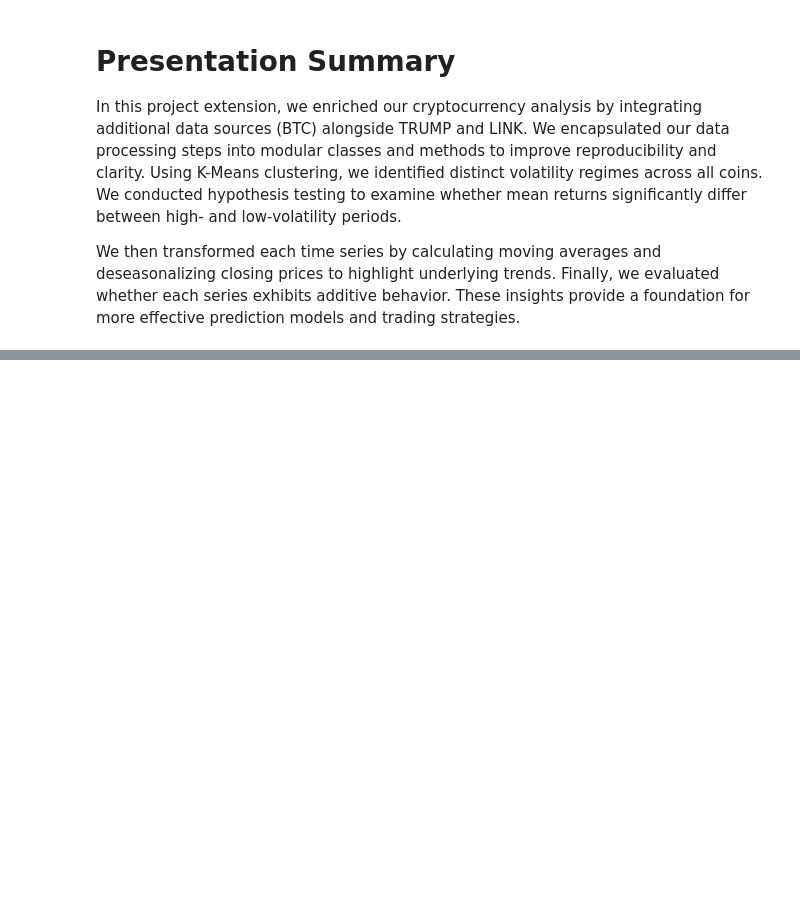
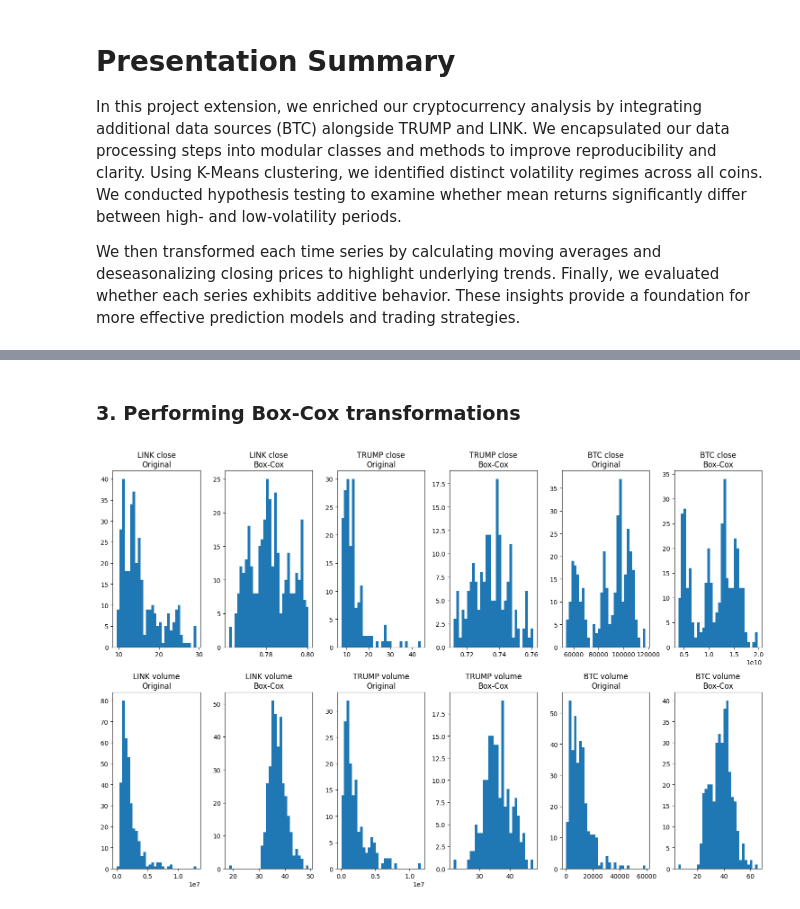
Before and after one commit to Eris-Leksi/-TRUMP-sentiment-analysis, a Jupyter notebook: script.ipynb, the cells around one changed output, grey strips where cells are left out. Saved outputs shown, nothing was run; the diff lists cells and outputs as text; code cells hidden in the pictures; blank space fills up the shorter version.

```diff
--- a/script.ipynb
+++ b/script.ipynb
@@ -579,0 +628,11 @@ We then transformed each time series by calculating moving averages and deseason
+# %%
+merged_data['days_since_epoch'] = (merged_data['timestamp'] - pd.Timestamp('1970-01-01')).dt.total_seconds() / (24*60*60)
+
+numeric_columns = ['open', 'high', 'low', 'close', 'volume', 'scaled_close']
+merged_data[numeric_columns] = merged_data[numeric_columns].astype('float64')
+
+if merged_data['cluster'].dtype == 'object':
+    merged_data['cluster'] = pd.to_numeric(merged_data['cluster'], errors='coerce')
+
+print("Data types after conversion:")
+print(merged_data.dtypes)
@@ -579,0 +661,5 @@ We then transformed each time series by calculating moving averages and deseason
+# %%
+merged_data['julian_date'] = pd.DatetimeIndex(merged_data['timestamp']).to_julian_date()
+
+print("Julian dates added successfully")
+print(merged_data[['timestamp', 'julian_date']].head())
@@ -579,0 +674,42 @@ We then transformed each time series by calculating moving averages and deseason
+# %% [markdown]
+### 3. Performing Box-Cox transformations
+# %%
+from scipy import stats
+
+def safe_box_cox(x):
+    min_val = x.min()
+    if min_val <= 0:
+        x = x - min_val + 1
+
+    transformed_data, lambda_param = stats.boxcox(x)
+    return transformed_data
+
+numeric_cols = ['close', 'volume']
+
+for col in numeric_cols:
+    for coin in merged_data['coin_type'].unique():
+        coin_data = merged_data[merged_data['coin_type'] == coin].copy()
+
+        transformed_values = safe_box_cox(coin_data[col])
+
+        new_col = f'{col}_box_cox'
+
+        merged_data.loc[merged_data['coin_type'] == coin, new_col] = transformed_values
+
+plt.figure(figsize=(15, 10))
+for i, col in enumerate(numeric_cols):
+    for j, coin in enumerate(merged_data['coin_type'].unique()):
+        coin_data = merged_data[merged_data['coin_type'] == coin]
+
+        plt.subplot(len(numeric_cols), 6, i*6 + j*2 + 1)
+        plt.hist(coin_data[col], bins=30)
+        plt.title(f'{coin} {col}\nOriginal')
+
+        plt.subplot(len(numeric_cols), 6, i*6 + j*2 + 2)
+        plt.hist(coin_data[f'{col}_box_cox'], bins=30)
+        plt.title(f'{coin} {col}\nBox-Cox')
+
+plt.tight_layout()
+plt.show()
+# %% [output]
+[figure, added]
```
Also changed, not shown: parts of 31 cells of this notebook.
